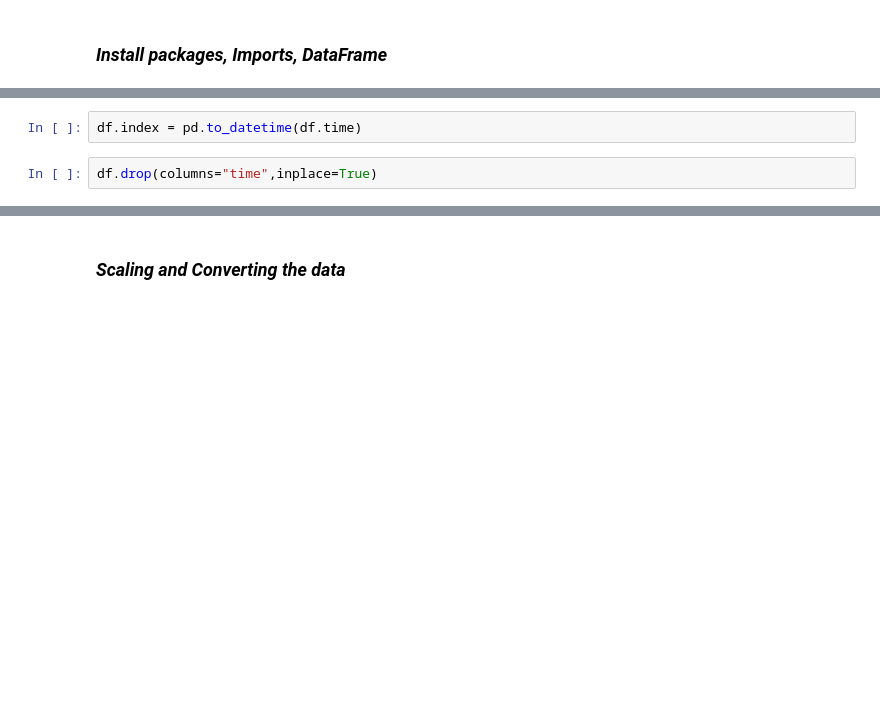
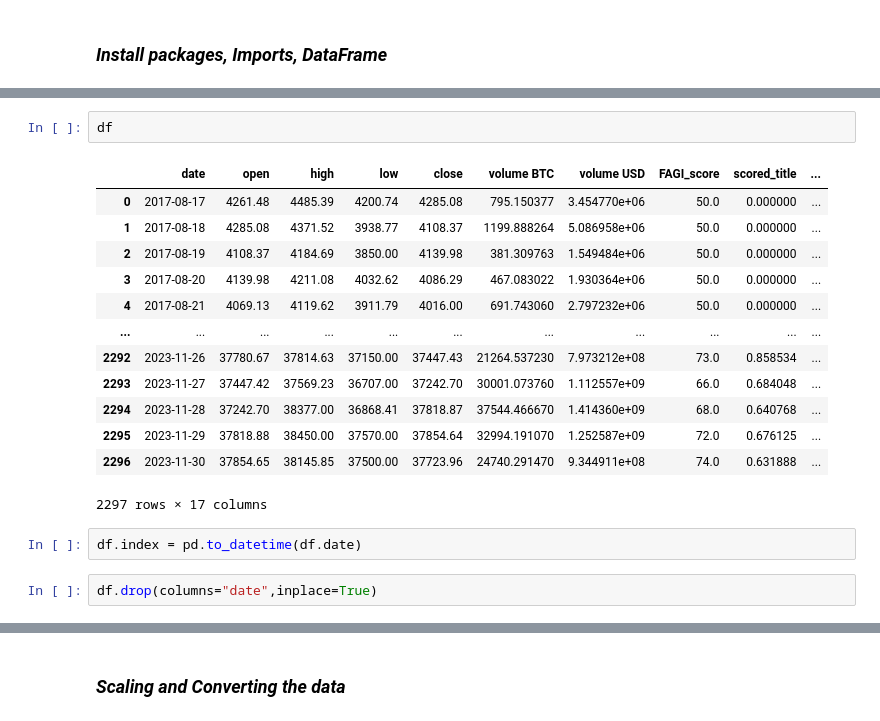
Before and after one commit to E-Brown96/crypto_market_assistant, a Jupyter notebook: notebooks/notebook_edwin.ipynb, the cells around one changed output, grey strips where cells are left out. Drawn from its saved outputs; the diff is of its cells as text; blank space fills up the shorter version.

```diff
--- a/notebooks/notebook_edwin.ipynb
+++ b/notebooks/notebook_edwin.ipynb
@@ -73,7 +68,23 @@ df = pd.read_csv(r"/Users/edwinblanco/Desktop/BTCUSDT_daily_Binance.csv")
+# %%
+df
+# %% [output]
+|  | date | open | high | low | close | volume BTC | volume USD | FAGI_score | scored_title | ... |
+| 0 | 2017-08-17 | 4261.48 | 4485.39 | 4200.74 | 4285.08 | 795.150377 | 3.454770e+06 | 50.0 | 0.000000 | ... |
+| 1 | 2017-08-18 | 4285.08 | 4371.52 | 3938.77 | 4108.37 | 1199.888264 | 5.086958e+06 | 50.0 | 0.000000 | ... |
+| 2 | 2017-08-19 | 4108.37 | 4184.69 | 3850.00 | 4139.98 | 381.309763 | 1.549484e+06 | 50.0 | 0.000000 | ... |
+| 3 | 2017-08-20 | 4139.98 | 4211.08 | 4032.62 | 4086.29 | 467.083022 | 1.930364e+06 | 50.0 | 0.000000 | ... |
+| 4 | 2017-08-21 | 4069.13 | 4119.62 | 3911.79 | 4016.00 | 691.743060 | 2.797232e+06 | 50.0 | 0.000000 | ... |
+| ... | ... | ... | ... | ... | ... | ... | ... | ... | ... | ... |
+| 2292 | 2023-11-26 | 37780.67 | 37814.63 | 37150.00 | 37447.43 | 21264.537230 | 7.973212e+08 | 73.0 | 0.858534 | ... |
+| 2293 | 2023-11-27 | 37447.42 | 37569.23 | 36707.00 | 37242.70 | 30001.073760 | 1.112557e+09 | 66.0 | 0.684048 | ... |
+| 2294 | 2023-11-28 | 37242.70 | 38377.00 | 36868.41 | 37818.87 | 37544.466670 | 1.414360e+09 | 68.0 | 0.640768 | ... |
+| 2295 | 2023-11-29 | 37818.88 | 38450.00 | 37570.00 | 37854.64 | 32994.191070 | 1.252587e+09 | 72.0 | 0.676125 | ... |
+| 2296 | 2023-11-30 | 37854.65 | 38145.85 | 37500.00 | 37723.96 | 24740.291470 | 9.344911e+08 | 74.0 | 0.631888 | ... |
+2297 rows × 17 columns
 # %%
-df.index = pd.to_datetime(df.time)
+df.index = pd.to_datetime(df.date)
 # %%
-df.drop(columns="time",inplace=True)
+df.drop(columns="date",inplace=True)
 # %%
 df
 # %% [output]
```
Also changed, not shown: parts of 11 cells of this notebook, 2 other files.
